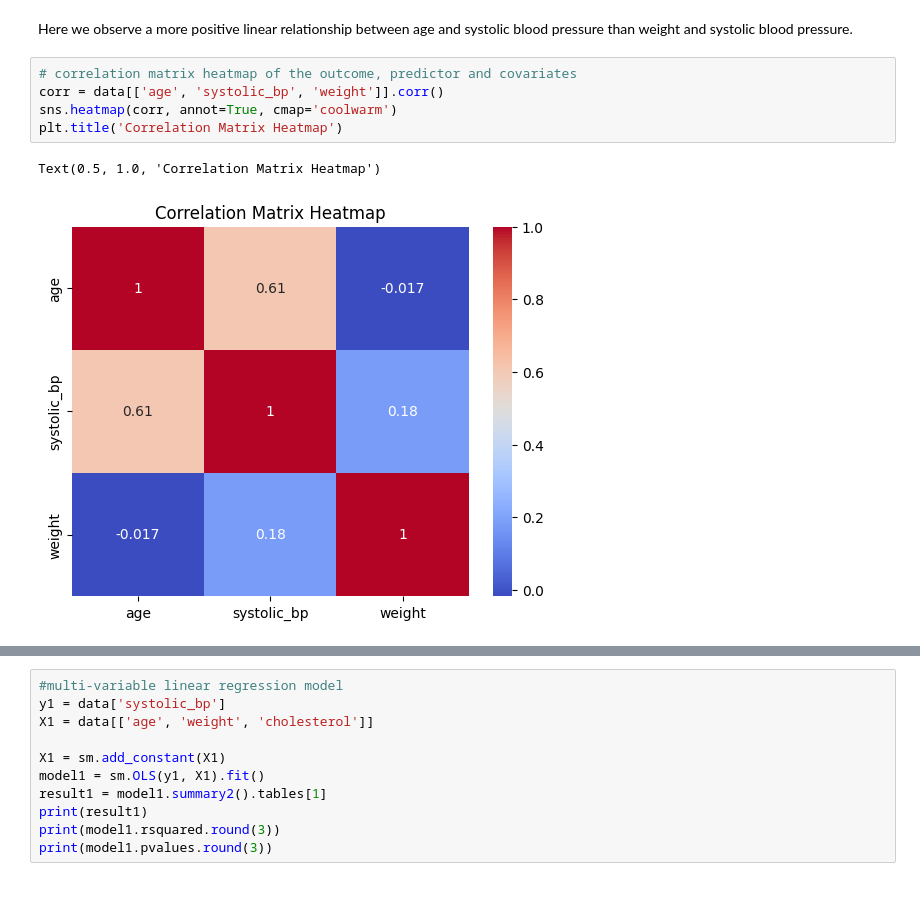
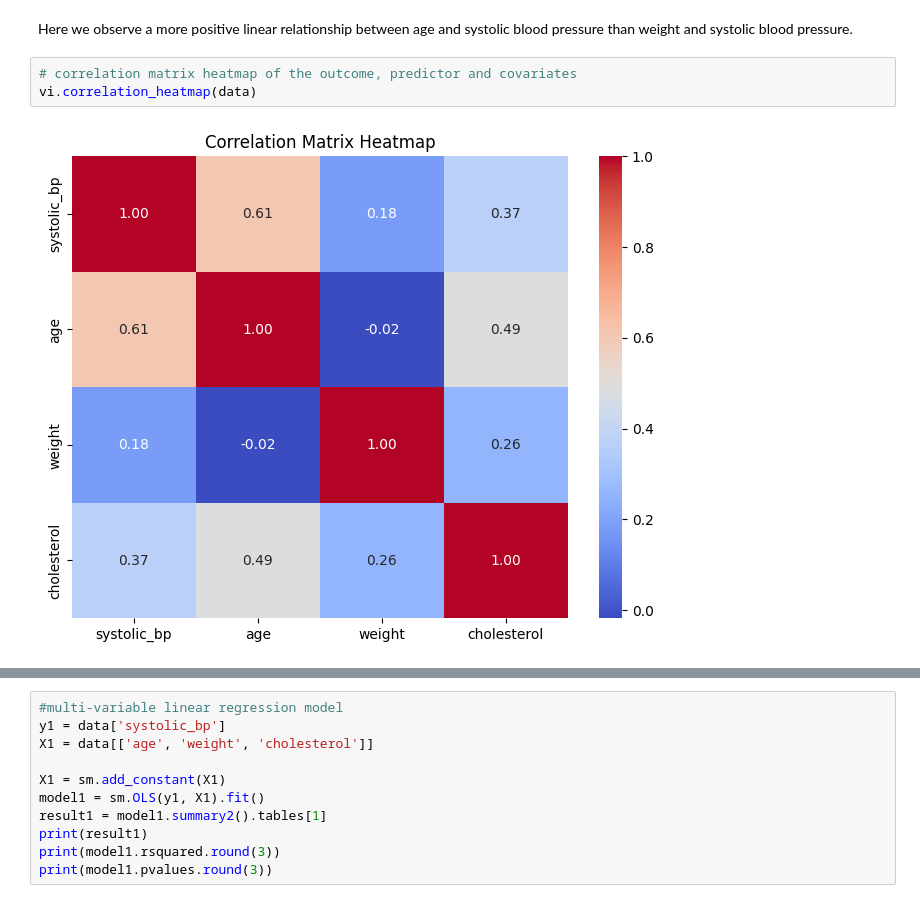
Before and after one commit to CheHenryy/health_project, a Jupyter notebook: src/report.ipynb, the cells around one changed output, grey strips where cells are left out. Cells and saved outputs as stored; diff of their text form.

Commit message:
moved code for figure to viz.py

```diff
--- a/src/report.ipynb
+++ b/src/report.ipynb
@@ -219,12 +176,9 @@ plt.show()
 Here we observe a more positive linear relationship between age and systolic blood pressure than weight and systolic blood pressure.
 # %%
 # correlation matrix heatmap of the outcome, predictor and covariates
-corr = data[['age', 'systolic_bp', 'weight']].corr()
-sns.heatmap(corr, annot=True, cmap='coolwarm')
-plt.title('Correlation Matrix Heatmap')
+vi.correlation_heatmap(data)
 # %% [output]
-Text(0.5, 1.0, 'Correlation Matrix Heatmap')
-[figure, old version]
+[figure, new version]
 # %%
 y = data['systolic_bp']
 X = data['age']
```
Also changed, not shown: parts of 14 cells of this notebook, 1 other file.
